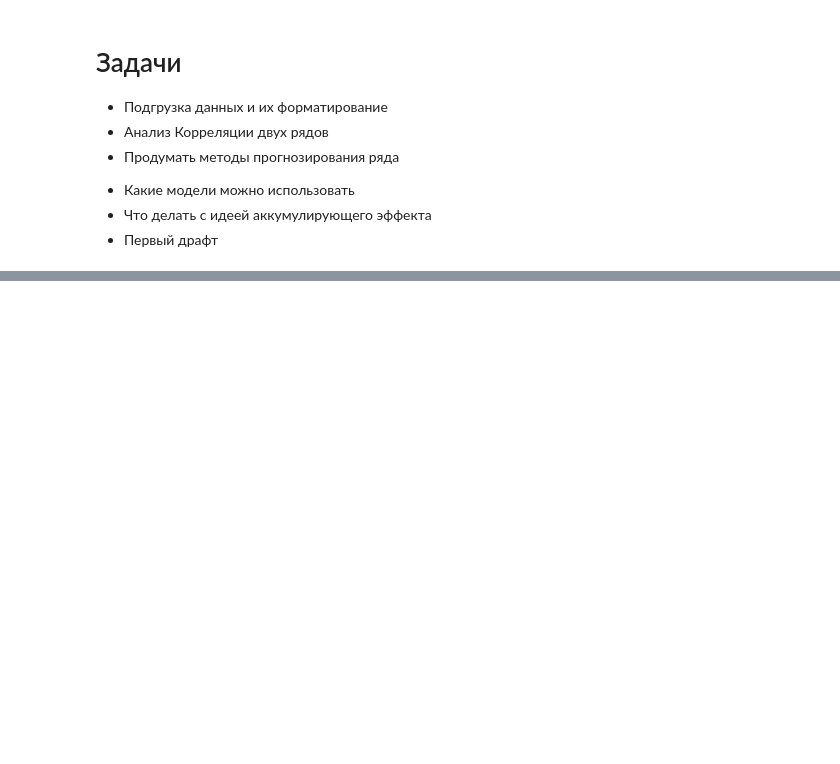
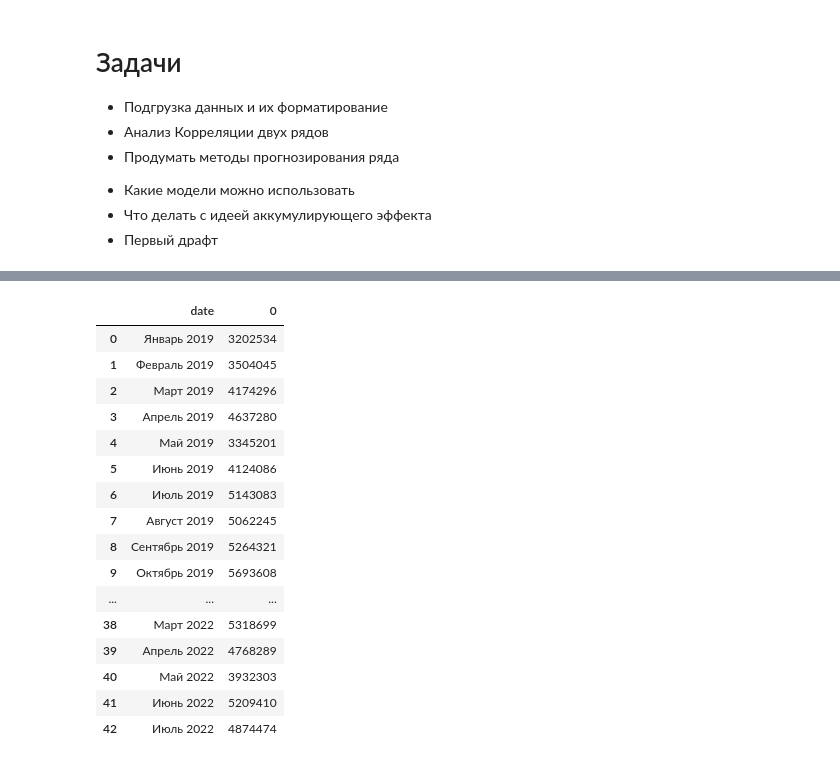
Before and after one commit to lisa2271/Praktika, a Jupyter notebook: praktika.ipynb, the cells around one changed output, grey strips where cells are left out. Saved outputs shown, nothing was run; the diff lists cells and outputs as text; code cells hidden in the pictures; blank space fills up the shorter version.

```diff
--- a/praktika.ipynb
+++ b/praktika.ipynb
@@ -210,3 +208,5 @@ df.plot()
  + Какие модели можно использовать
  + Что делать с идеей аккумулирующего эффекта
  + Первый драфт
+# %%
+res = pd.DataFrame(results.iloc[0])
@@ -212,0 +236,20 @@ df.plot()
+# %%
+res1
+# %% [output]
+|  | date | 0 |
+| 0 | Январь 2019 | 3202534 |
+| 1 | Февраль 2019 | 3504045 |
+| 2 | Март 2019 | 4174296 |
+| 3 | Апрель 2019 | 4637280 |
+| 4 | Май 2019 | 3345201 |
+| 5 | Июнь 2019 | 4124086 |
+| 6 | Июль 2019 | 5143083 |
+| 7 | Август 2019 | 5062245 |
+| 8 | Сентябрь 2019 | 5264321 |
+| 9 | Октябрь 2019 | 5693608 |
+| ... | ... | ... |
+| 38 | Март 2022 | 5318699 |
+| 39 | Апрель 2022 | 4768289 |
+| 40 | Май 2022 | 3932303 |
+| 41 | Июнь 2022 | 5209410 |
+| 42 | Июль 2022 | 4874474 |
```
Also changed, not shown: parts of 11 cells of this notebook.
